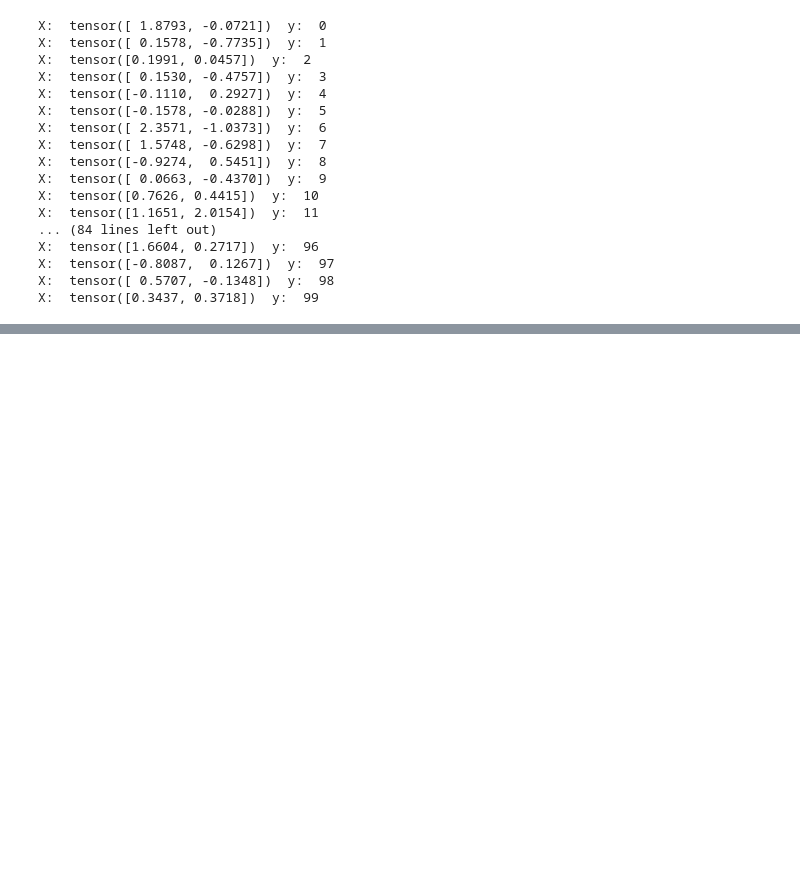
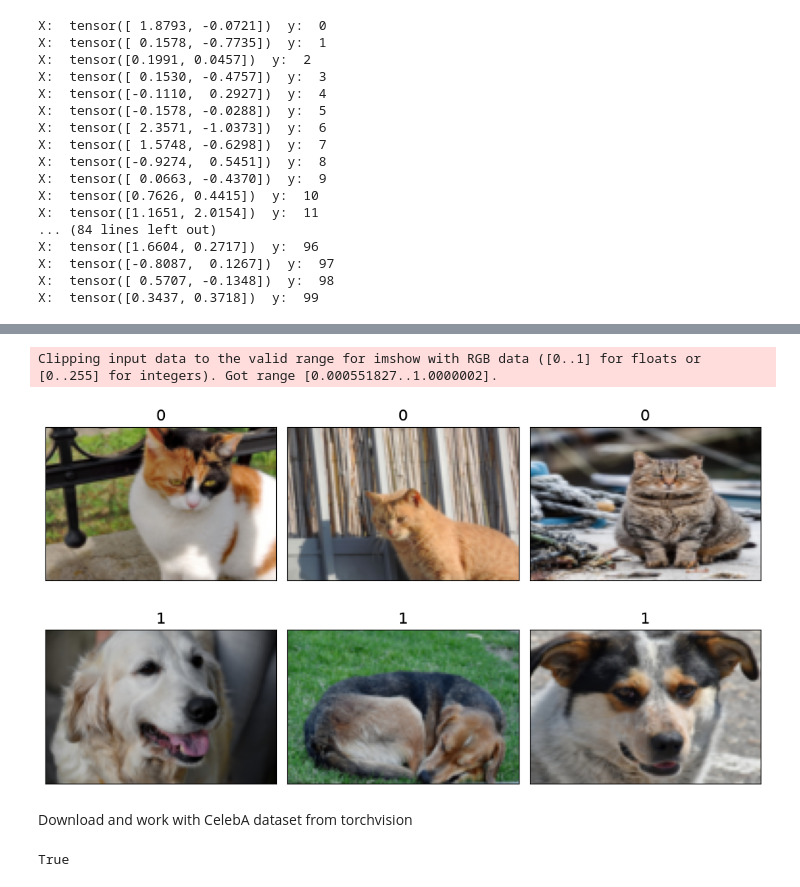
Before and after one commit to Andrew-Tu225/ML-with-sklearn-and-pytorch, a Jupyter notebook: chapter 12/torch_tutorial.ipynb, the cells around one changed output, grey strips where cells are left out. Cells and saved outputs as stored; diff of their text form; code cells hidden in the pictures; blank space fills up the shorter version.

Commit message:
manipulate data with pytorch and build/train simple neural network with pytorch loss, optim function

```diff
--- a/chapter 12/torch_tutorial.ipynb
+++ b/chapter 12/torch_tutorial.ipynb
@@ -189,0 +227,42 @@ batch 34: x: tensor([[-1.6111, -1.8716]])
+# %%
+# transform the data
+from torchvision.transforms import transforms
+
+IMAGE_WIDTH, IMAGE_HEIGHT = 120, 80
+transform = transforms.Compose([
+    transforms.ToTensor(),
+    transforms.Resize((IMAGE_HEIGHT, IMAGE_WIDTH)),
+])
+# %%
+# create a dataset
+class ImageDataset(Dataset):
+    def __init__(self, file_list, labels, transform=None):
+        self.file_list = file_list
+        self.labels = labels
+        self.transform = transform
+
+    def __len__(self):
+        return len(self.file_list)
+
+    def __getitem__(self, idx):
+        img = Image.open(self.file_list[idx])
+        if self.transform is not None:
+            img = self.transform(img)
+        label = self.labels[idx]
+        return img, label
+
+image_dataset = ImageDataset(path_files, labels, transform=transform)
+fig = plt.figure(figsize=(10, 6))
+for i, example in enumerate(image_dataset):
+    ax = fig.add_subplot(2, 3, i+1)
+    ax.set_xticks([]); ax.set_yticks([])
+    ax.imshow(example[0].numpy().transpose((1, 2, 0)))
+    ax.set_title(f'{example[1]}', size=15)
+
+plt.tight_layout()
+plt.show()
+# %% [output]
+Clipping input data to the valid range for imshow with RGB data ([0..1] for floats or [0..255] for integers). Got range [0.000551827..1.0000002].
+[figure, added]
+# %% [markdown]
+Download and work with CelebA dataset from torchvision
@@ -189,0 +280,4 @@ batch 34: x: tensor([[-1.6111, -1.8716]])
+# %%
+isinstance(celeba_dataset, torch.utils.data.Dataset)
+# %% [output]
+True
```
Also changed, not shown: parts of 25 cells of this notebook, 7 other files.
